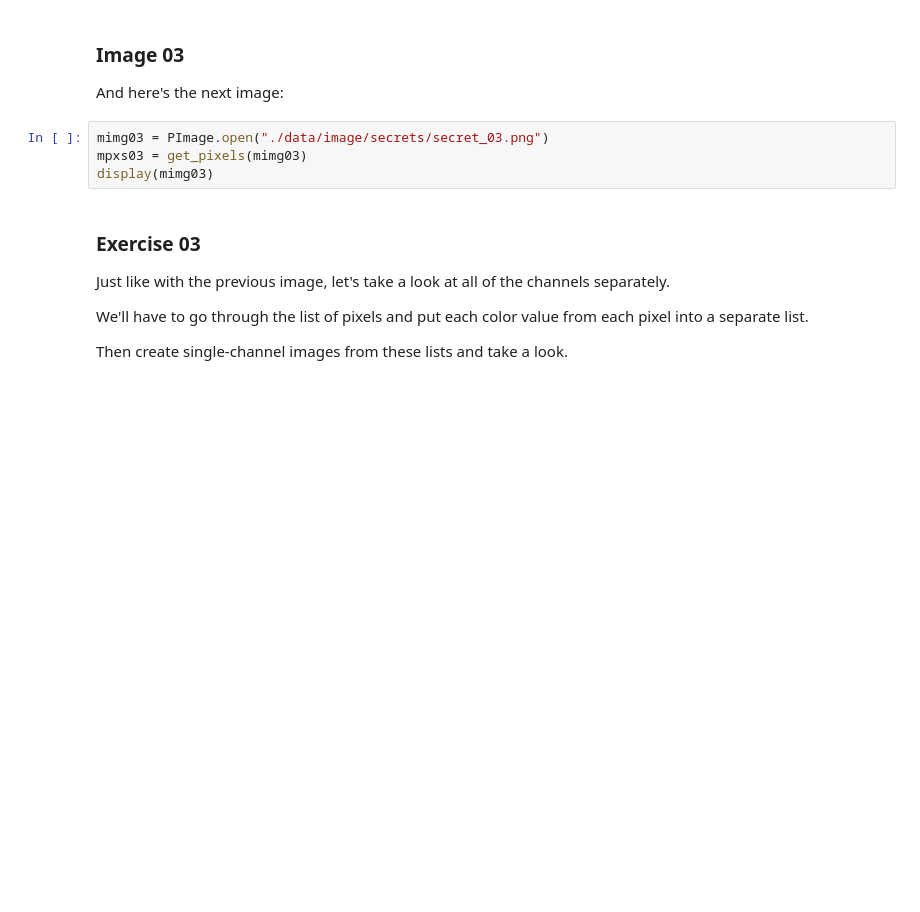
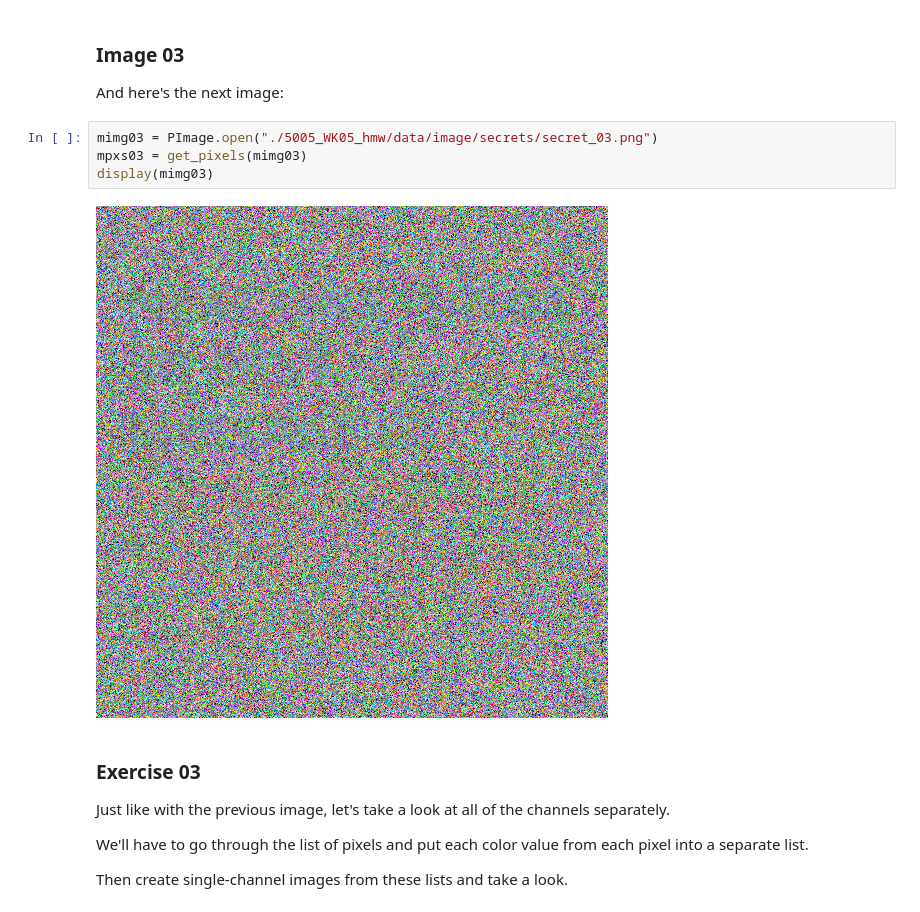
Before and after one commit to heatherrrrc4/5005_GoogleColab, a Jupyter notebook: Homework05.ipynb, the cells around one changed output. Cells and saved outputs as stored; diff of their text form; blank space fills up the shorter version.

```diff
--- a/Homework05.ipynb
+++ b/Homework05.ipynb
@@ -165,9 +170,11 @@ display(blue_img02)
 
 And here's the next image:
 # %%
-mimg03 = PImage.open("./data/image/secrets/secret_03.png")
+mimg03 = PImage.open("./5005_WK05_hmw/data/image/secrets/secret_03.png")
 mpxs03 = get_pixels(mimg03)
 display(mimg03)
+# %% [output]
+[figure, added]
 # %% [markdown]
 ### Exercise 03
 
```
Also changed, not shown: parts of 8 cells of this notebook.
